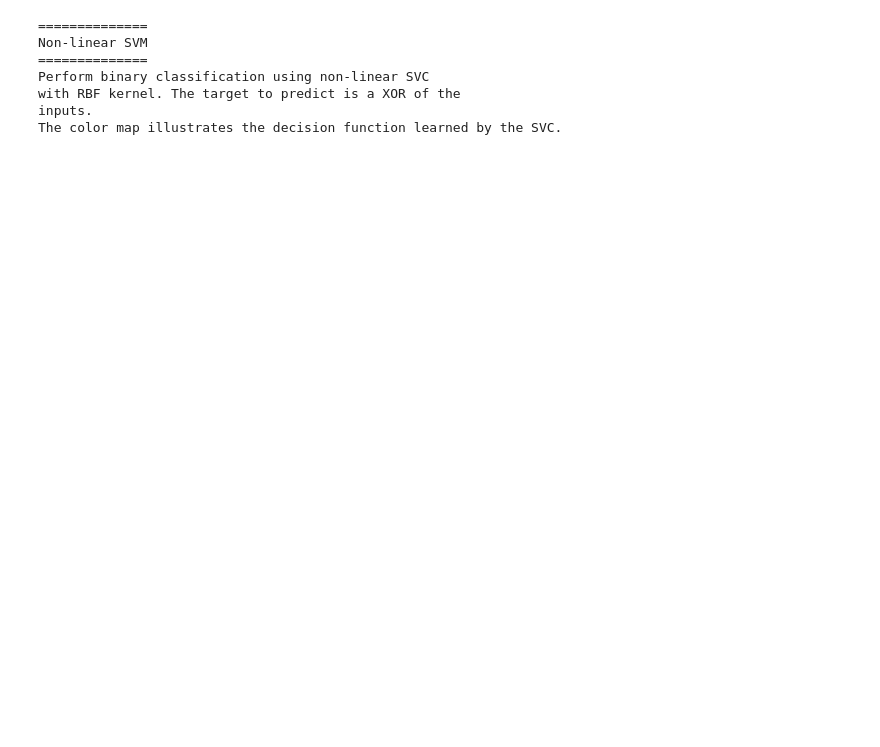
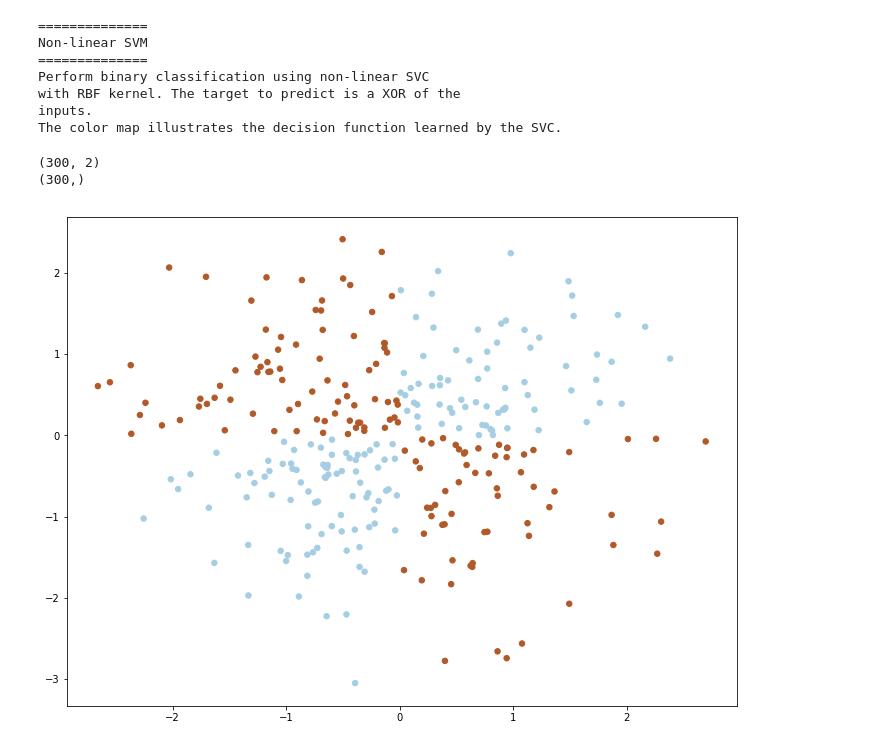
Before and after one commit to bapoczos/ScalableML, a Jupyter notebook: svm_demos/102_plot_svm_nonlinear.ipynb, the cells around one changed output. Saved outputs shown, nothing was run; the diff lists cells and outputs as text; code cells hidden in the pictures; blank space fills up the shorter version.

```diff
--- a/svm_demos/102_plot_svm_nonlinear.ipynb
+++ b/svm_demos/102_plot_svm_nonlinear.ipynb
@@ -28,6 +28,18 @@ xx, yy = np.meshgrid(np.linspace(-3, 3, 500),
 np.random.seed(0)
 X = np.random.randn(300, 2)
 Y = np.logical_xor(X[:, 0] > 0, X[:, 1] > 0)
+# %%
+print(X.shape)
+print(Y.shape)
+# %% [output]
+(300, 2)
+(300,)
+# %%
+plt.figure(1, figsize=(12, 9))
+plt.scatter(X[:, 0], X[:, 1], c=Y, s=30, cmap=plt.cm.Paired)
+plt.show()
+# %% [output]
+[figure, added]
 # %%
 # fit the model
 clf = svm.NuSVC()
```
Also changed, not shown: parts of 2 cells of this notebook, 1 other file.
